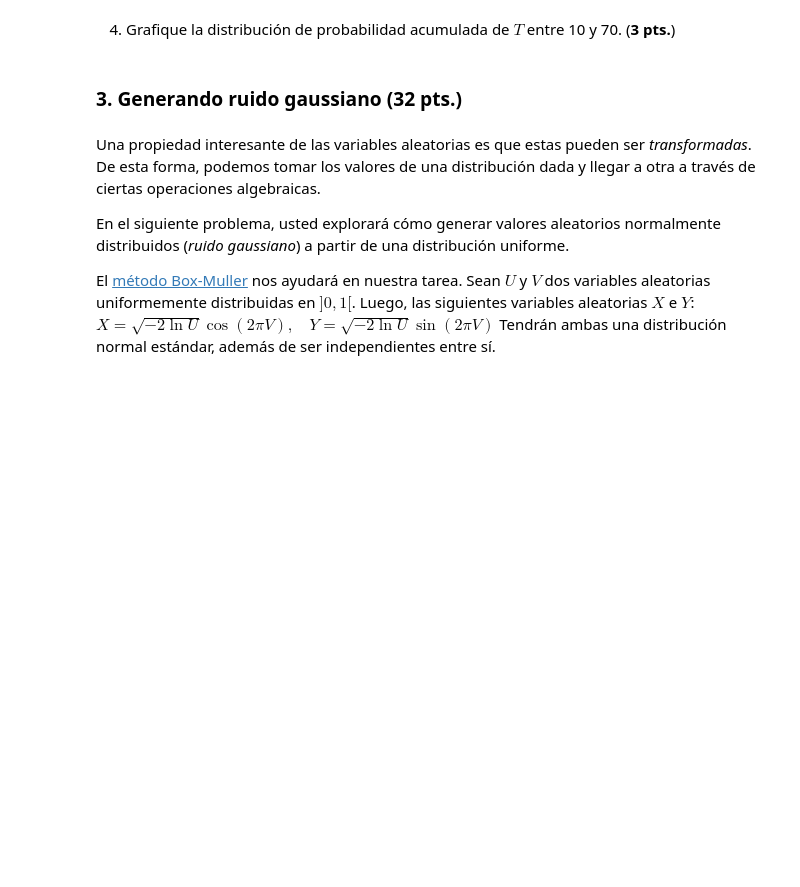
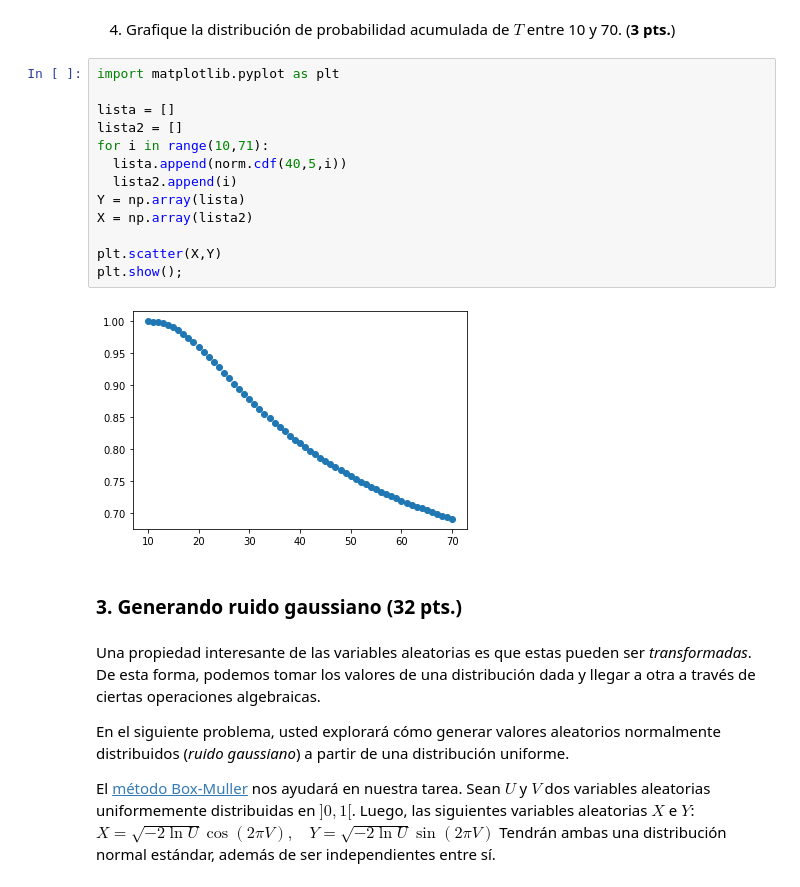
Before and after one commit to Camilo-Duque98/EstadisticaComputacional, a Jupyter notebook: lec-2-Los Dockeritos/lec_2.ipynb, the cells around one changed output. Drawn from its saved outputs; the diff is of its cells as text; blank space fills up the shorter version.

```diff
--- a/lec-2-Los Dockeritos/lec_2.ipynb
+++ b/lec-2-Los Dockeritos/lec_2.ipynb
@@ -229,5 +247,20 @@ Media teórica:  40.0
 # %% [markdown]
 4. Grafique la distribución de probabilidad acumulada de $T$ entre 10 y 70. (**3 pts.**)
+# %%
+import matplotlib.pyplot as plt
+
+lista = []
+lista2 = []
+for i in range(10,71):
+  lista.append(norm.cdf(40,5,i))
+  lista2.append(i)
+Y = np.array(lista)
+X = np.array(lista2)
+
+plt.scatter(X,Y)
+plt.show();
+# %% [output]
+[figure, added]
 # %% [markdown]
 ### 3. Generando ruido gaussiano (**32 pts.**)
 # %% [markdown]
```
Also changed, not shown: parts of 3 cells of this notebook.
